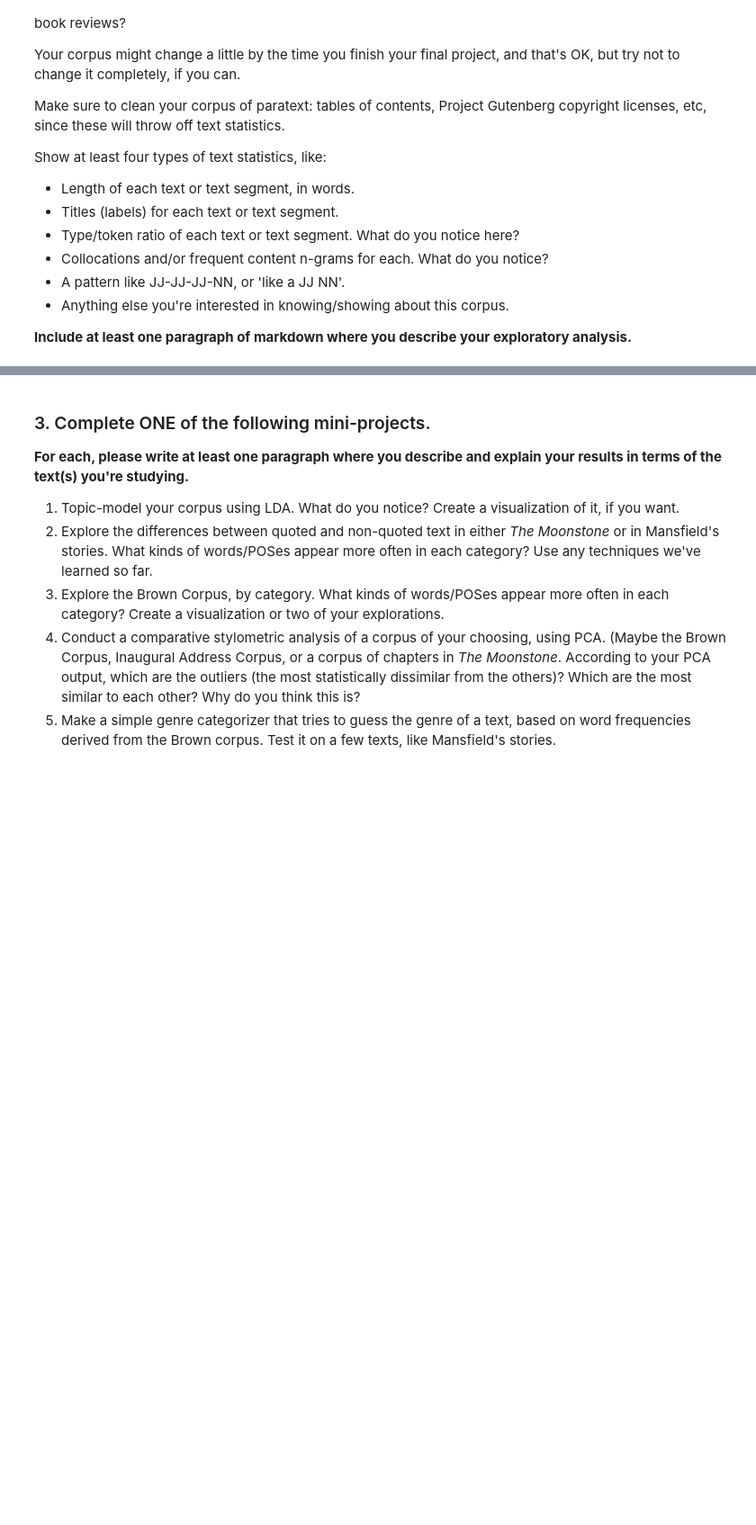
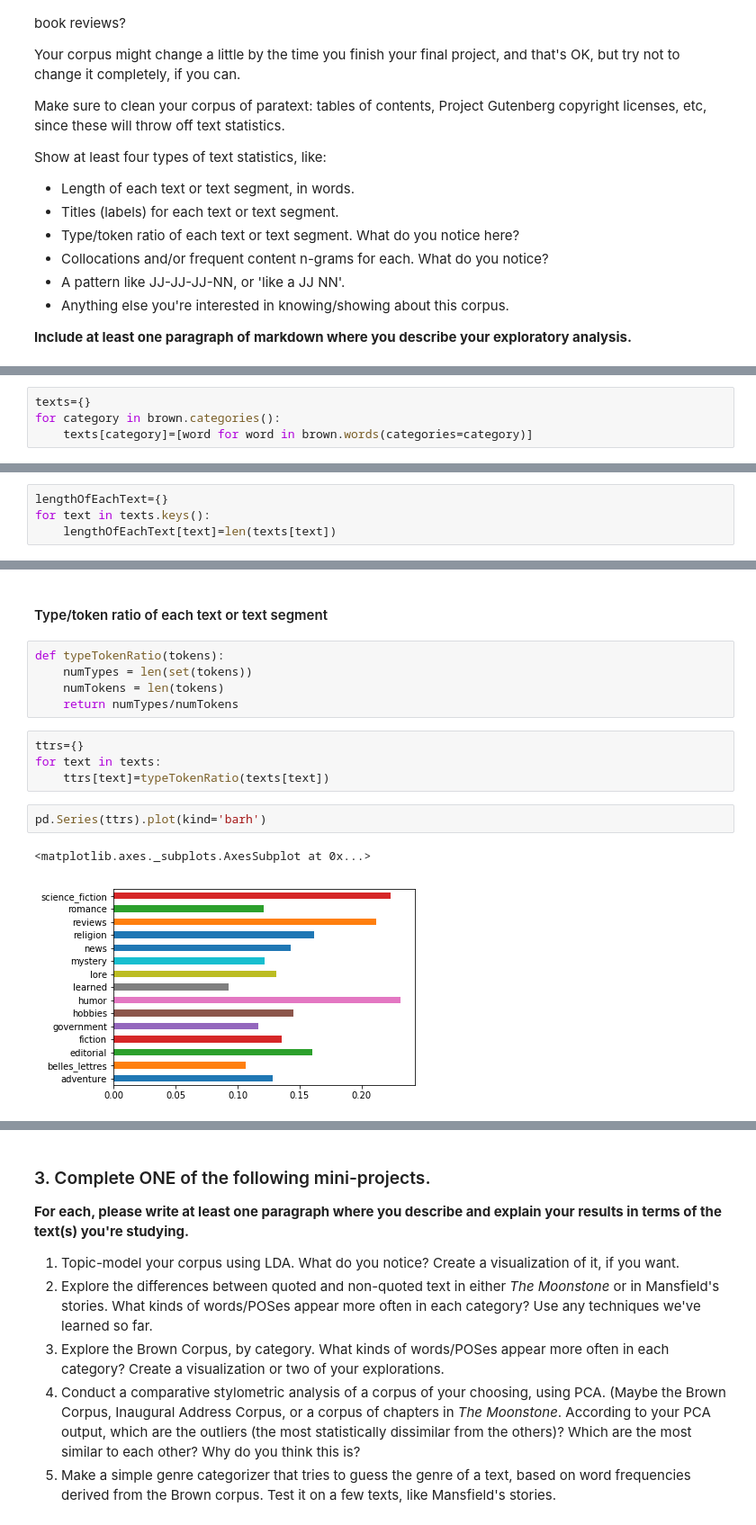
Before and after one commit to CgyAlexwong/Natural-Languague-Process, a Jupyter notebook: Homework/ChenGengyang-HW4.ipynb, the cells around one changed output, grey strips where cells are left out. Shown: that part at 90% size. Drawn from its saved outputs; the diff is of its cells as text; blank space fills up the shorter version.

```diff
--- a/Homework/ChenGengyang-HW4.ipynb
+++ b/Homework/ChenGengyang-HW4.ipynb
@@ -61,0 +69,4 @@ Insert your markdown here.
+# %%
+texts={}
+for category in brown.categories():
+    texts[category]=[word for word in brown.words(categories=category)]
@@ -61,0 +75,4 @@ Insert your markdown here.
+# %%
+lengthOfEachText={}
+for text in texts.keys():
+    lengthOfEachText[text]=len(texts[text])
@@ -61,0 +118,16 @@ Insert your markdown here.
+# %% [markdown]
+#### Type/token ratio of each text or text segment
+# %%
+def typeTokenRatio(tokens):
+    numTypes = len(set(tokens))
+    numTokens = len(tokens)
+    return numTypes/numTokens
+# %%
+ttrs={}
+for text in texts:
+    ttrs[text]=typeTokenRatio(texts[text])
+# %%
+pd.Series(ttrs).plot(kind='barh')
+# %% [output]
+<matplotlib.axes._subplots.AxesSubplot at 0x...>
+[figure, added]
```
Also changed, not shown: parts of 45 cells of this notebook, 1 other file.
